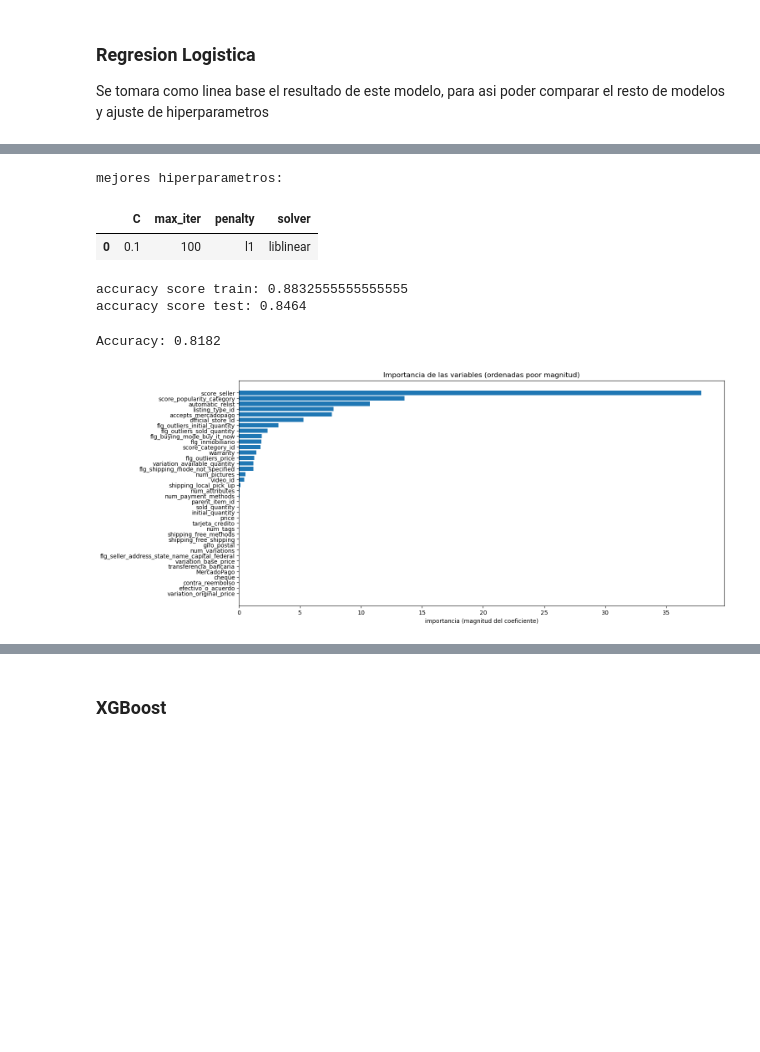
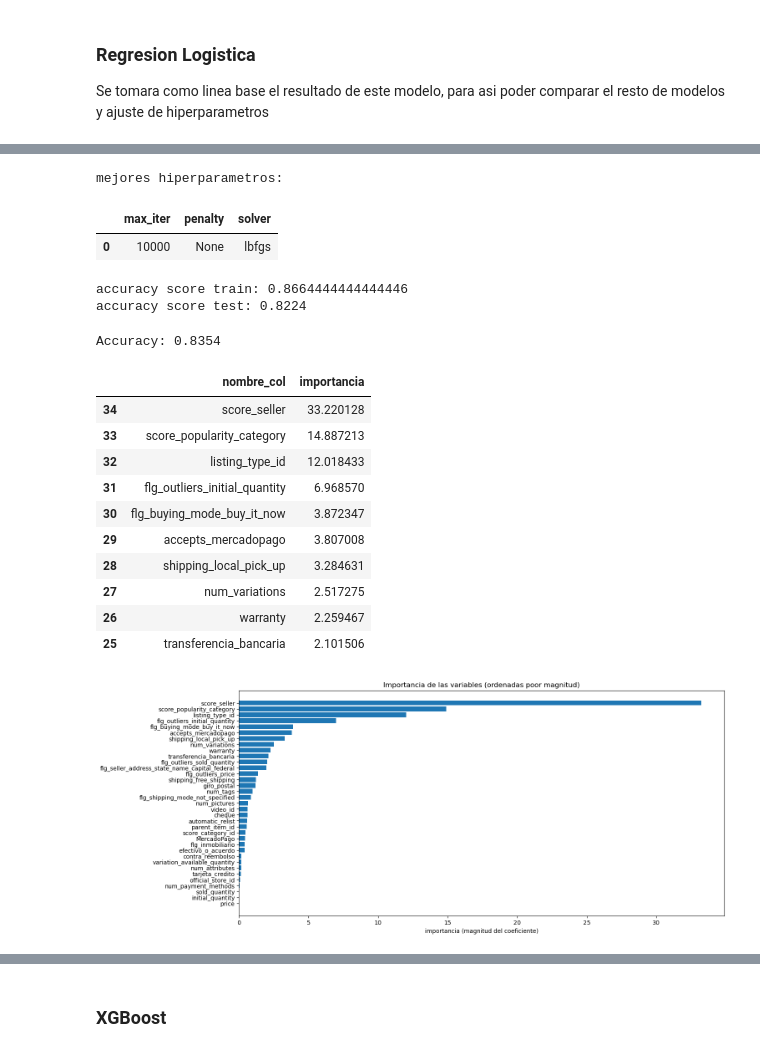
Before and after one commit to paulguz261/meli_ds_challenge2, a Jupyter notebook: notebooks/03_model_tunning.ipynb, the cells around one changed output, grey strips where cells are left out. Saved outputs shown, nothing was run; the diff lists cells and outputs as text; code cells hidden in the pictures; blank space fills up the shorter version.

```diff
--- a/notebooks/03_model_tunning.ipynb
+++ b/notebooks/03_model_tunning.ipynb
@@ -65,12 +65,13 @@ from sklearn.linear_model import LogisticRegression
 from sklearn.model_selection import GridSearchCV
 # %%
 dict_accuracy_models = {}
+dict_f1_models = {}
 # %% [markdown]
 ### Regresion Logistica
 
 Se tomara como linea base el resultado de este modelo, para asi poder comparar el resto de modelos y ajuste de hiperparametros
 # %%
-logi = LogisticRegression(max_iter=1000, random_state=42)
+logi = LogisticRegression(max_iter=10000, random_state=42)
 logi.fit(df_X_train_processed, y_train_transform)
 y_pred = logi.predict(df_X_test_processed)
 
@@ -78,6 +79,9 @@ y_pred = logi.predict(df_X_test_processed)
 accuracy = accuracy_score(y_test_transform, y_pred)
 dict_accuracy_models["reg_log_base"] = accuracy
 print(f'Accuracy: {accuracy:.4f}')
+#calculo F1-score
+f1 = f1_score(y_test_transform, y_pred)
+dict_f1_models["reg_log_base"] = f1
 
 feature_importance = logi.coef_[0]
 absolute_importance = np.abs(feature_importance)
@@ -87,6 +91,9 @@ sorted_indices = np.argsort(np.abs(importance_percentage ))[::]
 sorted_features = [df_X_train_processed.columns.values[i] for i in sorted_indices]
 sorted_importance = importance_percentage[sorted_indices]
 
+display(pd.DataFrame({"nombre_col":sorted_features,"importancia":sorted_importance})\
+        .sort_values(by="importancia", ascending=False).head(10))
+
 # Create a bar plot for sorted feature importance
 plt.figure(figsize=(15, 7))
 plt.barh(sorted_features, sorted_importance)
@@ -103,9 +121,8 @@ Para esta variable
 # %%
 parameters = {
-    'max_iter': [100,1000],
-    'penalty': ['l1', 'l2'],
-    'C': [0.1, 1, 10],
-    'solver': ['liblinear']
+    'max_iter': [1000,10000],
+    'penalty': [None, 'l2'],
+    'solver': ['lbfgs','liblinear']
 }
 
 log_grd = GridSearchCV(
@@ -169,36 +209,51 @@ print(f"accuracy score train: {log_grd.best_score_}")
 print(f"accuracy score test: {accuracy}")
 # %% [output]
 mejores hiperparametros:
-|  | C | max_iter | penalty | solver |
-| 0 | 0.1 | 100 | l1 | liblinear |
+|  | max_iter | penalty | solver |
+| 0 | 10000 | None | lbfgs |
-accuracy score train: 0.8832555555555555
-accuracy score test: 0.8464
+accuracy score train: 0.8664444444444446
+accuracy score test: 0.8224
 # %%
-logi = LogisticRegression(random_state=42, max_iter=100, penalty="l1", solver="liblinear", C=0.1)
+logi = LogisticRegression(random_state=42, max_iter=10000, penalty=None, solver="lbfgs")
 logi.fit(df_X_train_processed, y_train_transform)
 y_pred = logi.predict(df_X_test_processed)
 
 # Calculate accuracy
 accuracy = accuracy_score(y_test_transform, y_pred)
 dict_accuracy_models["reg_log_ajustado"] = accuracy
 print(f'Accuracy: {accuracy:.4f}')
+#calculo F1-score
+f1 = f1_score(y_test_transform, y_pred)
+dict_f1_models["reg_log_ajustado"] = f1
 
 feature_importance = logi.coef_[0]
 absolute_importance = np.abs(feature_importance)
 importance_percentage = (absolute_importance / absolute_importance.sum()) * 100
 
 sorted_indices = np.argsort(np.abs(importance_percentage ))[::]
 sorted_features = [df_X_train_processed.columns.values[i] for i in sorted_indices]
 sorted_importance = importance_percentage[sorted_indices]
 
-display
+display(pd.DataFrame({"nombre_col":sorted_features,"importancia":sorted_importance})\
+        .sort_values(by="importancia", ascending=False).head(10))
 
 # Create a bar plot for sorted feature importance
 plt.figure(figsize=(15, 7))
 plt.barh(sorted_features, sorted_importance)
 plt.xlabel('importancia (magnitud del coeficiente)')
 plt.title('Importancia de las variables (ordenadas poor magnitud)')
 plt.show()
 # %% [output]
-Accuracy: 0.8182
+Accuracy: 0.8354
+|  | nombre_col | importancia |
+| 34 | score_seller | 33.220128 |
+| 33 | score_popularity_category | 14.887213 |
+| 32 | listing_type_id | 12.018433 |
+| 31 | flg_outliers_initial_quantity | 6.968570 |
+| 30 | flg_buying_mode_buy_it_now | 3.872347 |
+| 29 | accepts_mercadopago | 3.807008 |
+| 28 | shipping_local_pick_up | 3.284631 |
+| 27 | num_variations | 2.517275 |
+| 26 | warranty | 2.259467 |
+| 25 | transferencia_bancaria | 2.101506 |
-[figure, old version]
+[figure, new version]
```
Also changed, not shown: parts of 32 cells of this notebook, 1 other file.
